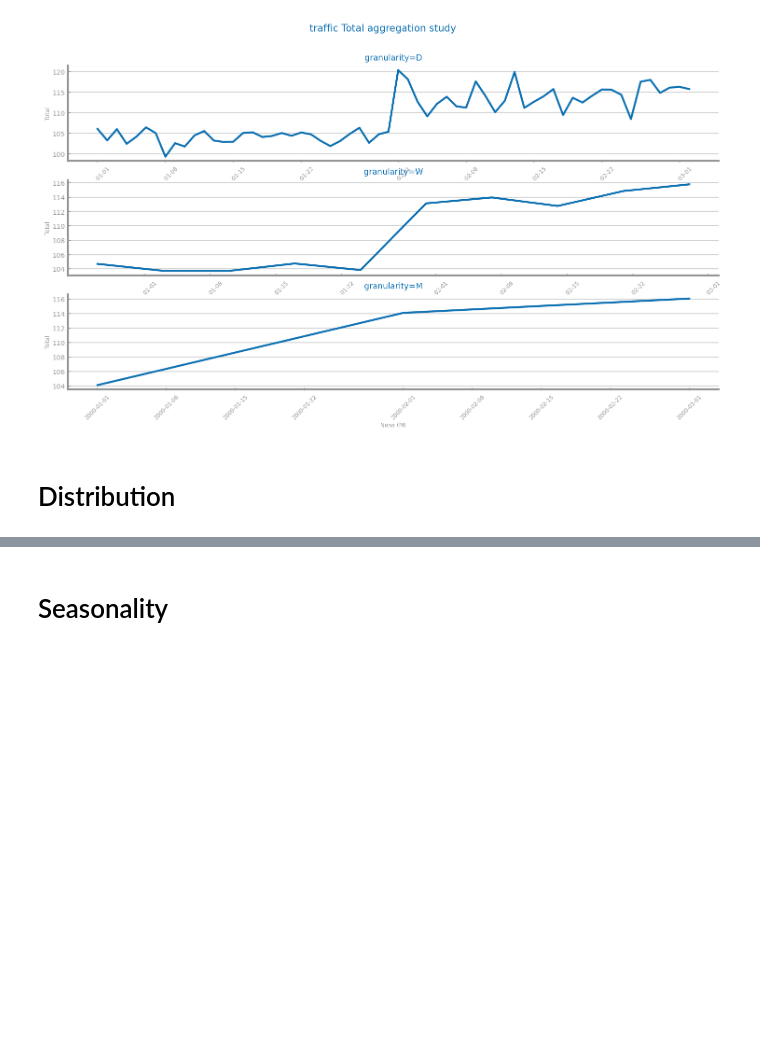
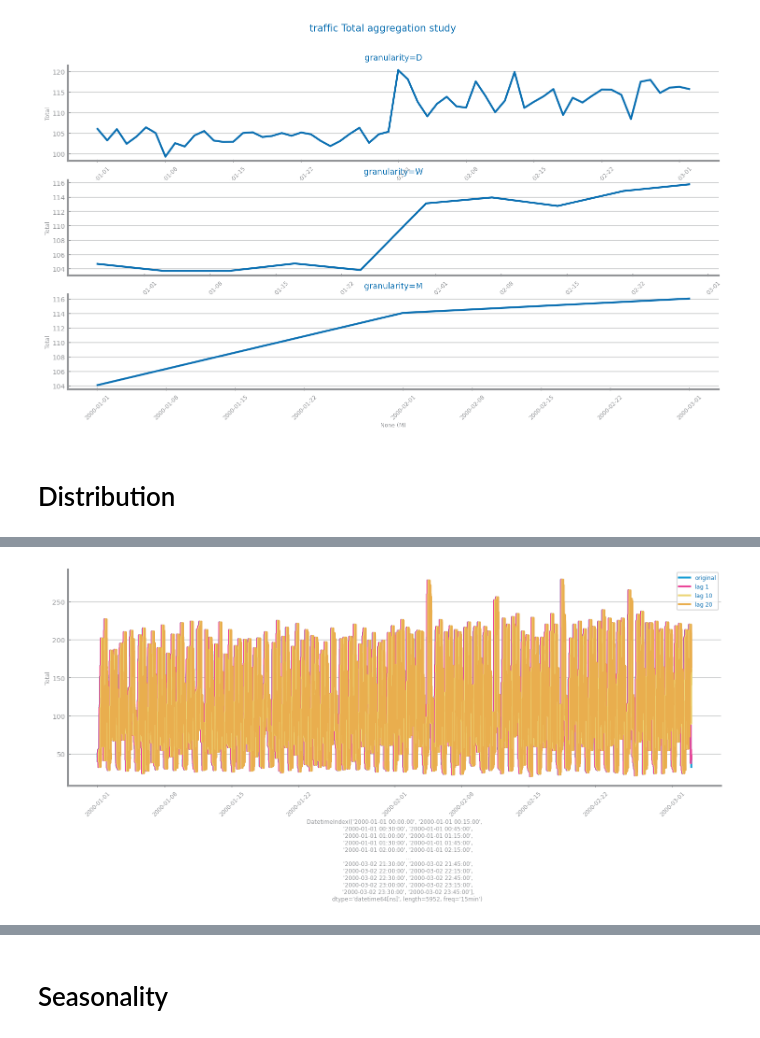
Before and after one commit to ch4uz/ds-project, a Jupyter notebook: forecasting/traffic/ds4_lab5_profiling.ipynb, the cells around one changed output, grey strips where cells are left out. Saved outputs shown, nothing was run; the diff lists cells and outputs as text; code cells hidden in the pictures; blank space fills up the shorter version.

Commit message:
feat(traffic): add data distribution profiling

```diff
--- a/forecasting/traffic/ds4_lab5_profiling.ipynb
+++ b/forecasting/traffic/ds4_lab5_profiling.ipynb
@@ -68,0 +119,15 @@ show()
+# %%
+from dslabs_functions import plot_multiline_chart
+
+
+def get_lagged_series(series: Series, max_lag: int, delta: int = 1):
+    lagged_series: dict = {"original": series, "lag 1": series.shift(1)}
+    for i in range(delta, max_lag + 1, delta):
+        lagged_series[f"lag {i}"] = series.shift(i)
+    return lagged_series
+
+
+figure(figsize=(3 * HEIGHT, HEIGHT))
+lags = get_lagged_series(series, 20, 10)
+plot_multiline_chart(series.index.to_list(), lags, xlabel=data.index, ylabel=target)
+# %% [output]
@@ -68,0 +135 @@ show()
+[figure, added]
```
Also changed, not shown: parts of 6 cells of this notebook.
